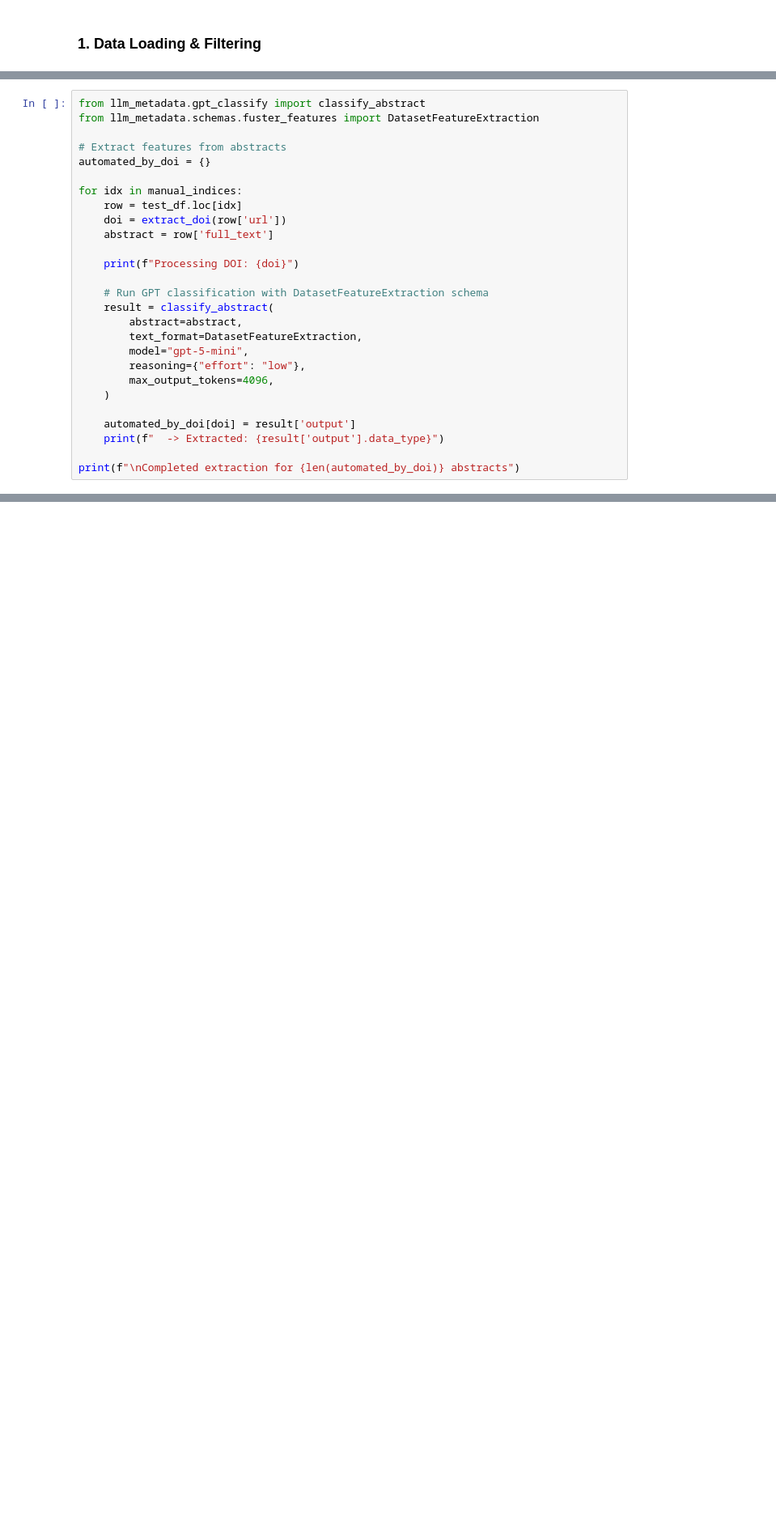
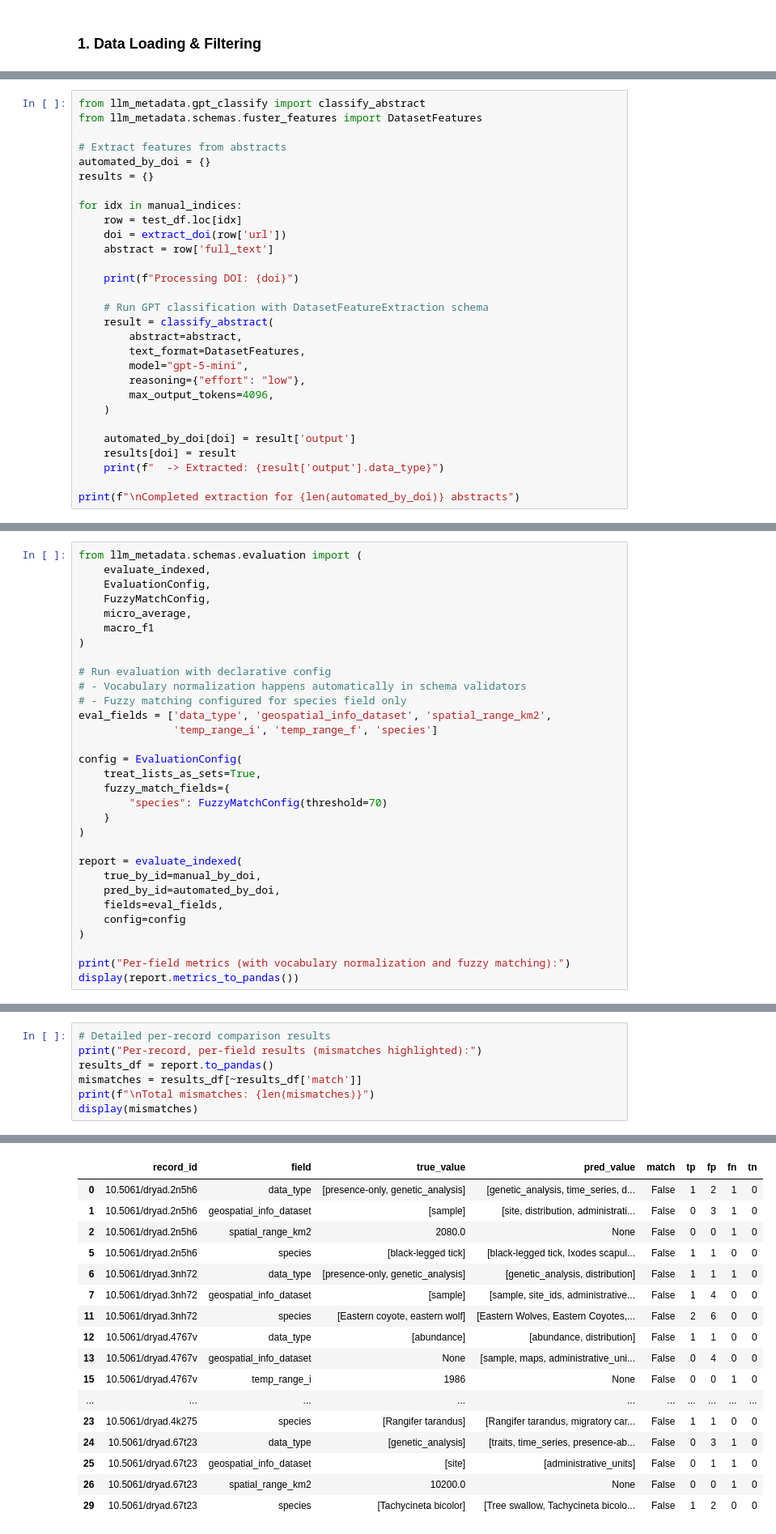
Before and after one commit to BiodiversiteQuebec/llm_metadata, a Jupyter notebook: notebooks/fuster_test_extraction_evaluation.ipynb, the cells around one changed output, grey strips where cells are left out. Shown at 81% size. Saved outputs shown, nothing was run; the diff lists cells and outputs as text; blank space fills up the shorter version.

```diff
--- a/notebooks/fuster_test_extraction_evaluation.ipynb
+++ b/notebooks/fuster_test_extraction_evaluation.ipynb
@@ -131,9 +211,10 @@ print("DOIs:", list(manual_by_doi.keys()))
 # %%
 from llm_metadata.gpt_classify import classify_abstract
-from llm_metadata.schemas.fuster_features import DatasetFeatureExtraction
+from llm_metadata.schemas.fuster_features import DatasetFeatures
 
 # Extract features from abstracts
 automated_by_doi = {}
+results = {}
 
 for idx in manual_indices:
     row = test_df.loc[idx]
@@ -145,13 +226,14 @@ for idx in manual_indices:
     # Run GPT classification with DatasetFeatureExtraction schema
     result = classify_abstract(
         abstract=abstract,
-        text_format=DatasetFeatureExtraction,
+        text_format=DatasetFeatures,
         model="gpt-5-mini",
         reasoning={"effort": "low"},
         max_output_tokens=4096,
     )
 
     automated_by_doi[doi] = result['output']
+    results[doi] = result
     print(f"  -> Extracted: {result['output'].data_type}")
 
 print(f"\nCompleted extraction for {len(automated_by_doi)} abstracts")
@@ -178,3 +314,34 @@ Create a comparison DataFrame showing manual vs automated extractions for visual
 
 Use the `evaluation.py` utilities with declarative config for fuzzy matching and normalization.
 **Note:** Dropped `temporal_range` (free text), kept `temp_range_i` and `temp_range_f` (year integers).
+# %%
+from llm_metadata.schemas.evaluation import (
+    evaluate_indexed,
+    EvaluationConfig,
+    FuzzyMatchConfig,
+    micro_average,
+    macro_f1
+)
+
+# Run evaluation with declarative config
+# - Vocabulary normalization happens automatically in schema validators
+# - Fuzzy matching configured for species field only
+eval_fields = ['data_type', 'geospatial_info_dataset', 'spatial_range_km2',
+               'temp_range_i', 'temp_range_f', 'species']
+
+config = EvaluationConfig(
+    treat_lists_as_sets=True,
+    fuzzy_match_fields={
+        "species": FuzzyMatchConfig(threshold=70)
+    }
+)
+
+report = evaluate_indexed(
+    true_by_id=manual_by_doi,
+    pred_by_id=automated_by_doi,
+    fields=eval_fields,
+    config=config
+)
+
+print("Per-field metrics (with vocabulary normalization and fuzzy matching):")
+display(report.metrics_to_pandas())
@@ -208,0 +379,8 @@ Errors by Field:
+# %%
+# Detailed per-record comparison results
+print("Per-record, per-field results (mismatches highlighted):")
+results_df = report.to_pandas()
+mismatches = results_df[~results_df['match']]
+print(f"\nTotal mismatches: {len(mismatches)}")
+display(mismatches)
+# %% [output]
@@ -209 +390,18 @@ Errors by Field:
+|  | record_id | field | true_value | pred_value | match | tp | fp | fn | tn |
+| 0 | 10.5061/dryad.2n5h6 | data_type | [presence-only, genetic_analysis] | [genetic_analysis, time_series, d... | False | 1 | 2 | 1 | 0 |
+| 1 | 10.5061/dryad.2n5h6 | geospatial_info_dataset | [sample] | [site, distribution, administrati... | False | 0 | 3 | 1 | 0 |
+| 2 | 10.5061/dryad.2n5h6 | spatial_range_km2 | 2080.0 | None | False | 0 | 0 | 1 | 0 |
+| 5 | 10.5061/dryad.2n5h6 | species | [black-legged tick] | [black-legged tick, Ixodes scapul... | False | 1 | 1 | 0 | 0 |
+| 6 | 10.5061/dryad.3nh72 | data_type | [presence-only, genetic_analysis] | [genetic_analysis, distribution] | False | 1 | 1 | 1 | 0 |
+| 7 | 10.5061/dryad.3nh72 | geospatial_info_dataset | [sample] | [sample, site_ids, administrative... | False | 1 | 4 | 0 | 0 |
+| 11 | 10.5061/dryad.3nh72 | species | [Eastern coyote, eastern wolf] | [Eastern Wolves, Eastern Coyotes,... | False | 2 | 6 | 0 | 0 |
+| 12 | 10.5061/dryad.4767v | data_type | [abundance] | [abundance, distribution] | False | 1 | 1 | 0 | 0 |
+| 13 | 10.5061/dryad.4767v | geospatial_info_dataset | None | [sample, maps, administrative_uni... | False | 0 | 4 | 0 | 0 |
+| 15 | 10.5061/dryad.4767v | temp_range_i | 1986 | None | False | 0 | 0 | 1 | 0 |
+| ... | ... | ... | ... | ... | ... | ... | ... | ... | ... |
+| 23 | 10.5061/dryad.4k275 | species | [Rangifer tarandus] | [Rangifer tarandus, migratory car... | False | 1 | 1 | 0 | 0 |
+| 24 | 10.5061/dryad.67t23 | data_type | [genetic_analysis] | [traits, time_series, presence-ab... | False | 0 | 3 | 1 | 0 |
+| 25 | 10.5061/dryad.67t23 | geospatial_info_dataset | [site] | [administrative_units] | False | 0 | 1 | 1 | 0 |
+| 26 | 10.5061/dryad.67t23 | spatial_range_km2 | 10200.0 | None | False | 0 | 0 | 1 | 0 |
+| 29 | 10.5061/dryad.67t23 | species | [Tachycineta bicolor] | [Tree swallow, Tachycineta bicolo... | False | 1 | 2 | 0 | 0 |
 # %% [markdown]
```
Also changed, not shown: parts of 18 cells of this notebook, 3 other files.
